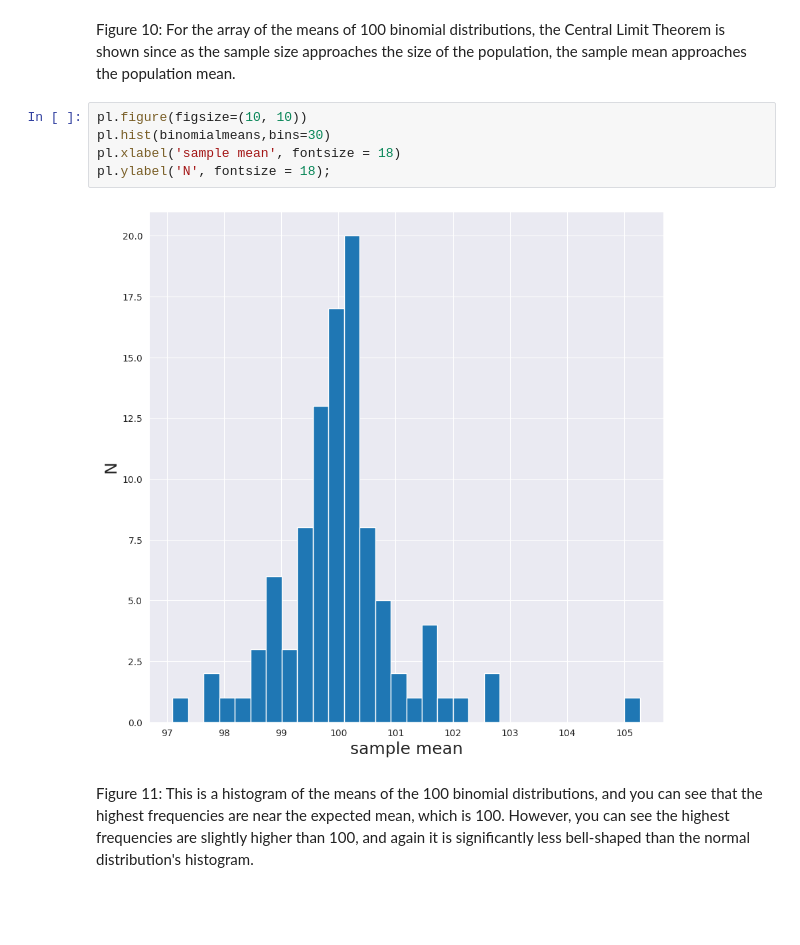
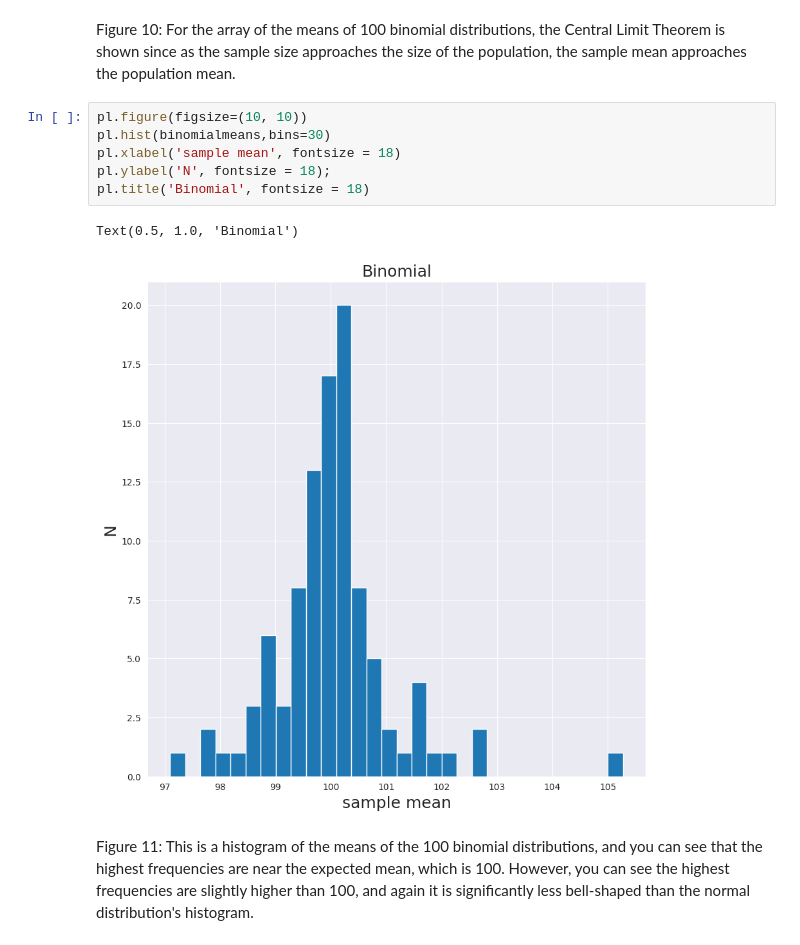
Before and after one commit to sarahdell/DSPS_SDellorco, a Jupyter notebook: hw2/Dellorco_CentralLimitTheorem.ipynb, the cells around one changed output. Cells and saved outputs as stored; diff of their text form; blank space fills up the shorter version.

```diff
--- a/hw2/Dellorco_CentralLimitTheorem.ipynb
+++ b/hw2/Dellorco_CentralLimitTheorem.ipynb
@@ -306,10 +310,12 @@ Figure 10: For the array of the means of 100 binomial distributions, the Central
 # %%
 pl.figure(figsize=(10, 10))
 pl.hist(binomialmeans,bins=30)
 pl.xlabel('sample mean', fontsize = 18)
 pl.ylabel('N', fontsize = 18);
+pl.title('Binomial', fontsize = 18)
 # %% [output]
+Text(0.5, 1.0, 'Binomial')
-[figure, old version]
+[figure, new version]
 # %% [markdown]
 Figure 11: This is a histogram of the means of the 100 binomial distributions, and you can see that the highest frequencies are near the expected mean, which is 100. However, you can see the highest frequencies are slightly higher than 100, and again it is significantly less bell-shaped than the normal distribution's histogram.
 # %% [markdown]
```
Also changed, not shown: parts of 3 cells of this notebook.
